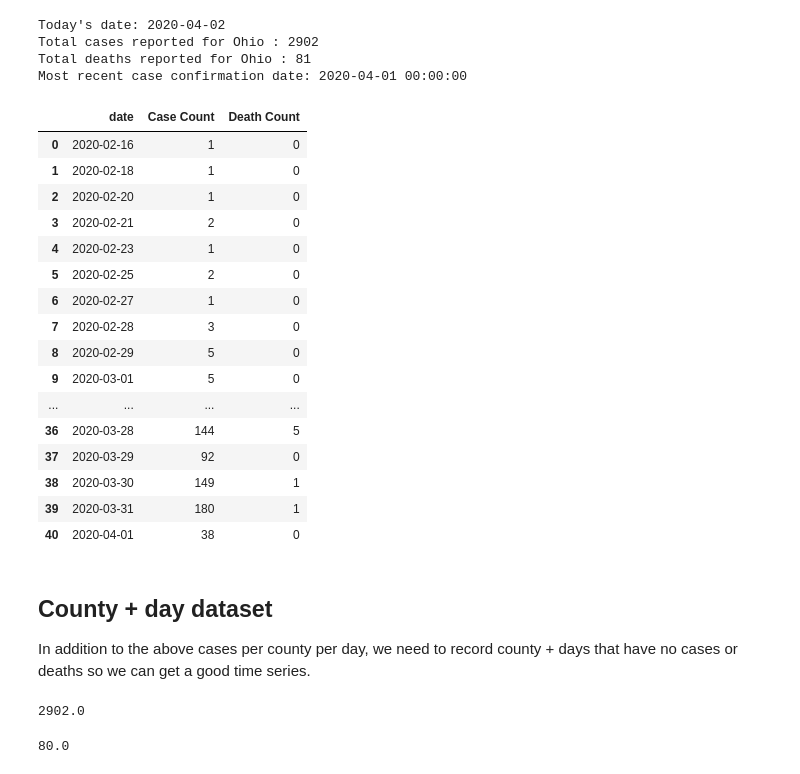
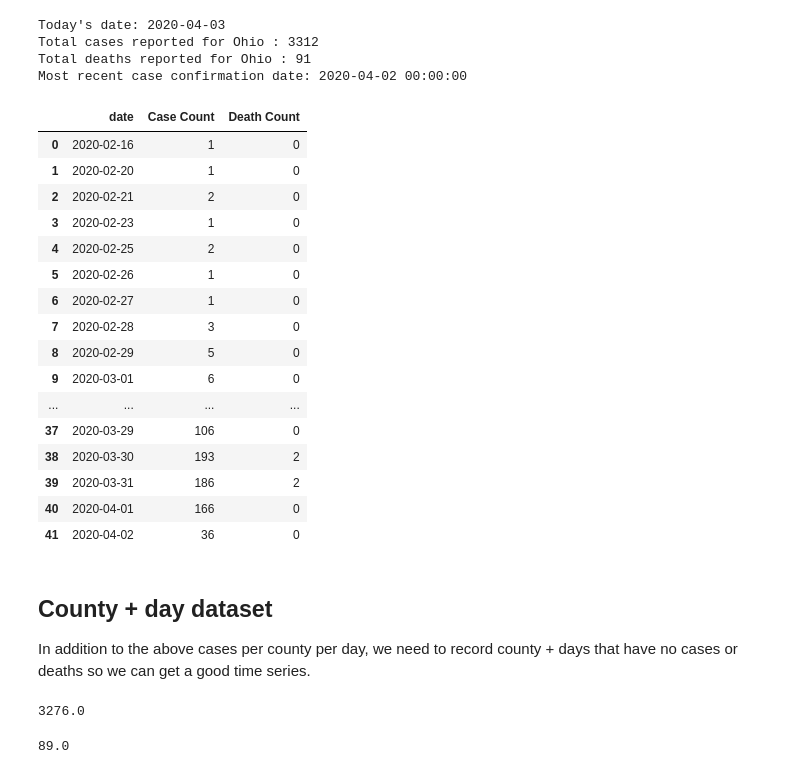
Before and after one commit to akanik/pub-media-covid19-collab, a Jupyter notebook: code/transform-case-data-ohio.ipynb, the cells around one changed output. Drawn from its saved outputs; the diff is of its cells as text; code cells hidden in the pictures.

```diff
--- a/code/transform-case-data-ohio.ipynb
+++ b/code/transform-case-data-ohio.ipynb
@@ -9,50 +9,50 @@ pd.set_option('display.max_rows', None)
 # %%
 state = 'Ohio'
 state_fips = '39'
 today = str(date.today())
 print("Today's date:", today)
 
 cnty_join = pd.read_csv('../data/tl_2019_us_county.csv',dtype={'STATEFP':str,'COUNTYFP':str,'GEOID':str})
 cnty_join = cnty_join.loc[cnty_join['STATEFP'] == state_fips]
 cnty_join = cnty_join[['STATEFP','GEOID','NAMELSAD']]
 
 cnty_join['NAMELSAD'] = cnty_join['NAMELSAD'].str.replace(' County','')
 
-case_data = pd.read_csv('../../data/case-data/oh/20200402-ohio-COVIDSummaryData.csv',thousands=',')
+case_data = pd.read_csv('../../data/case-data/oh/20200403-ohio-COVIDSummaryData.csv',thousands=',')
 state_cases = case_data
 state_cases['date'] = pd.to_datetime(state_cases['Onset Date'], format='%m/%d/%Y', errors='coerce')
 state_cases = state_cases.merge(cnty_join,how='left',left_on='County',right_on='NAMELSAD')
 
 cases_by_day = state_cases.groupby('date').agg({'Case Count':'sum','Death Count':'sum'}).reset_index()
 most_recent = cases_by_day.sort_values('date',ascending=False).iloc[0]
 most_recent_date = most_recent['date']
 
 print('Total cases reported for',state,':',cases_by_day['Case Count'].sum())
 print('Total deaths reported for',state,':',cases_by_day['Death Count'].sum())
 print('Most recent case confirmation date:',most_recent_date)
 display(cases_by_day)
 # %% [output]
-Today's date: 2020-04-02
-Total cases reported for Ohio : 2902
-Total deaths reported for Ohio : 81
-Most recent case confirmation date: 2020-04-01 00:00:00
+Today's date: 2020-04-03
+Total cases reported for Ohio : 3312
+Total deaths reported for Ohio : 91
+Most recent case confirmation date: 2020-04-02 00:00:00
 |  | date | Case Count | Death Count |
 | 0 | 2020-02-16 | 1 | 0 |
-| 1 | 2020-02-18 | 1 | 0 |
-| 2 | 2020-02-20 | 1 | 0 |
-| 3 | 2020-02-21 | 2 | 0 |
-| 4 | 2020-02-23 | 1 | 0 |
-| 5 | 2020-02-25 | 2 | 0 |
+| 1 | 2020-02-20 | 1 | 0 |
+| 2 | 2020-02-21 | 2 | 0 |
+| 3 | 2020-02-23 | 1 | 0 |
+| 4 | 2020-02-25 | 2 | 0 |
+| 5 | 2020-02-26 | 1 | 0 |
 | 6 | 2020-02-27 | 1 | 0 |
 | 7 | 2020-02-28 | 3 | 0 |
 | 8 | 2020-02-29 | 5 | 0 |
-| 9 | 2020-03-01 | 5 | 0 |
+| 9 | 2020-03-01 | 6 | 0 |
 | ... | ... | ... | ... |
-| 36 | 2020-03-28 | 144 | 5 |
-| 37 | 2020-03-29 | 92 | 0 |
-| 38 | 2020-03-30 | 149 | 1 |
-| 39 | 2020-03-31 | 180 | 1 |
-| 40 | 2020-04-01 | 38 | 0 |
+| 37 | 2020-03-29 | 106 | 0 |
+| 38 | 2020-03-30 | 193 | 2 |
+| 39 | 2020-03-31 | 186 | 2 |
+| 40 | 2020-04-01 | 166 | 0 |
+| 41 | 2020-04-02 | 36 | 0 |
 # %% [markdown]
 ## County + day dataset
 
@@ -98,8 +98,8 @@ fullDT_joined.to_csv('../app/assets/data/'+str(today)+'-'+state+'-export.csv',in
 # %%
 fullDT_joined.loc[fullDT_joined['date'] == '2020-04-01']['cases'].sum()
 # %% [output]
-2902.0
+3276.0
 # %%
 fullDT_joined.loc[fullDT_joined['date'] == '2020-03-30']['deaths'].sum()
 # %% [output]
-80.0
+89.0
```
Also changed, not shown: parts of 1 cell of this notebook, 6 other files.
